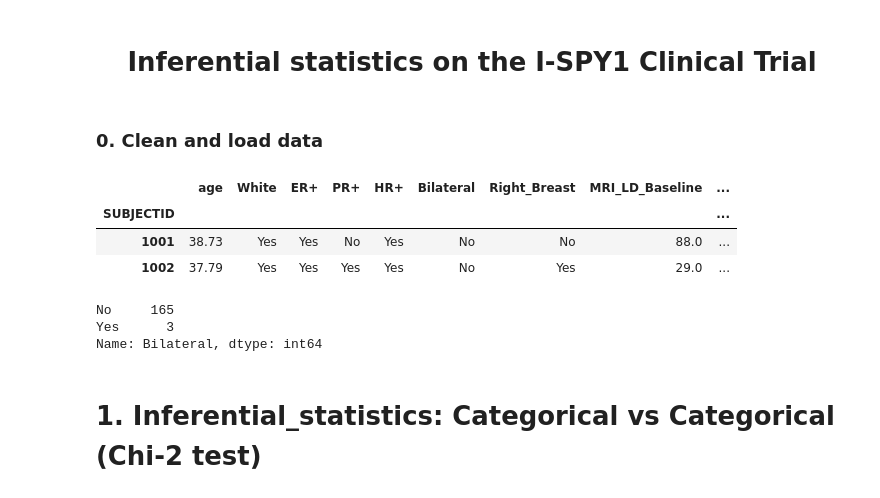
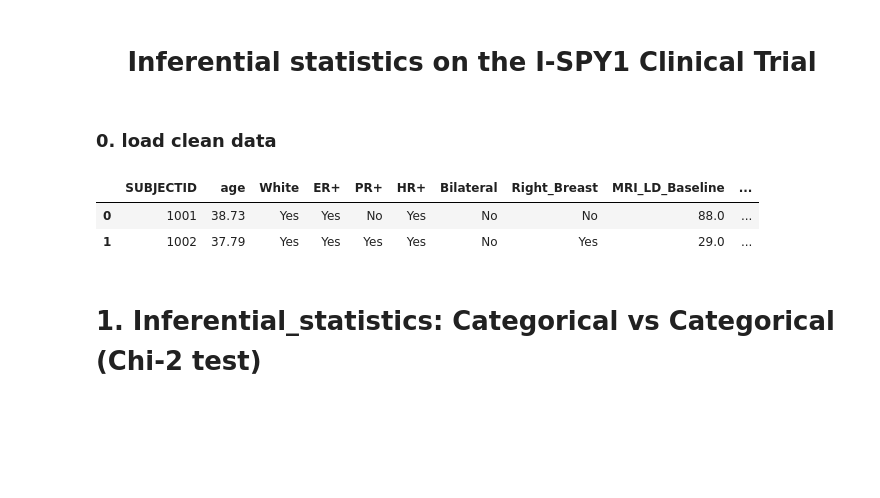
Before and after one commit to JCardenasRdz/Insights-into-the-I-SPY-clinical-trial, a Jupyter notebook: 2-Inferential_Stats.ipynb, the cells around one changed output. Saved outputs shown, nothing was run; the diff lists cells and outputs as text; code cells hidden in the pictures; blank space fills up the shorter version.

```diff
--- a/2-Clinical_Inferential.ipynb
+++ b/2-Inferential_Stats.ipynb
@@ -14,20 +14,12 @@ importlib.reload(inferential_statistics);
 # %% [markdown]
-### 0. Clean and load data
+### 0. load clean data
-# %%
-file = './raw_data/clinical/I-SPY_1_All_Patient_Clinical_and_Outcome_Data.xlsx'
-df = clean_data.clean_my_data(file)
-df.head(2)
-# %% [output]
-|  | age | White | ER+ | PR+ | HR+ | Bilateral | Right_Breast | MRI_LD_Baseline | ... |
-| SUBJECTID |  |  |  |  |  |  |  |  | ... |
-| 1001 | 38.73 | Yes | Yes | No | Yes | No | No | 88.0 | ... |
-| 1002 | 37.79 | Yes | Yes | Yes | Yes | No | Yes | 29.0 | ... |
-# %%
-df['Bilateral'].value_counts()
-# %% [output]
-No     165
-Yes      3
-Name: Bilateral, dtype: int64
+# %%
+df = pd.read_csv('./data/I-SPY_1_clean_data.csv')
+df.head(2)
+# %% [output]
+|  | SUBJECTID | age | White | ER+ | PR+ | HR+ | Bilateral | Right_Breast | MRI_LD_Baseline | ... |
+| 0 | 1001 | 38.73 | Yes | Yes | No | Yes | No | No | 88.0 | ... |
+| 1 | 1002 | 37.79 | Yes | Yes | Yes | Yes | No | Yes | 29.0 | ... |
 # %% [markdown]
 # 1. Inferential_statistics: Categorical vs Categorical (Chi-2 test)
 # %% [markdown]
```
Also changed, not shown: parts of 1 cell of this notebook, 1 other file.
